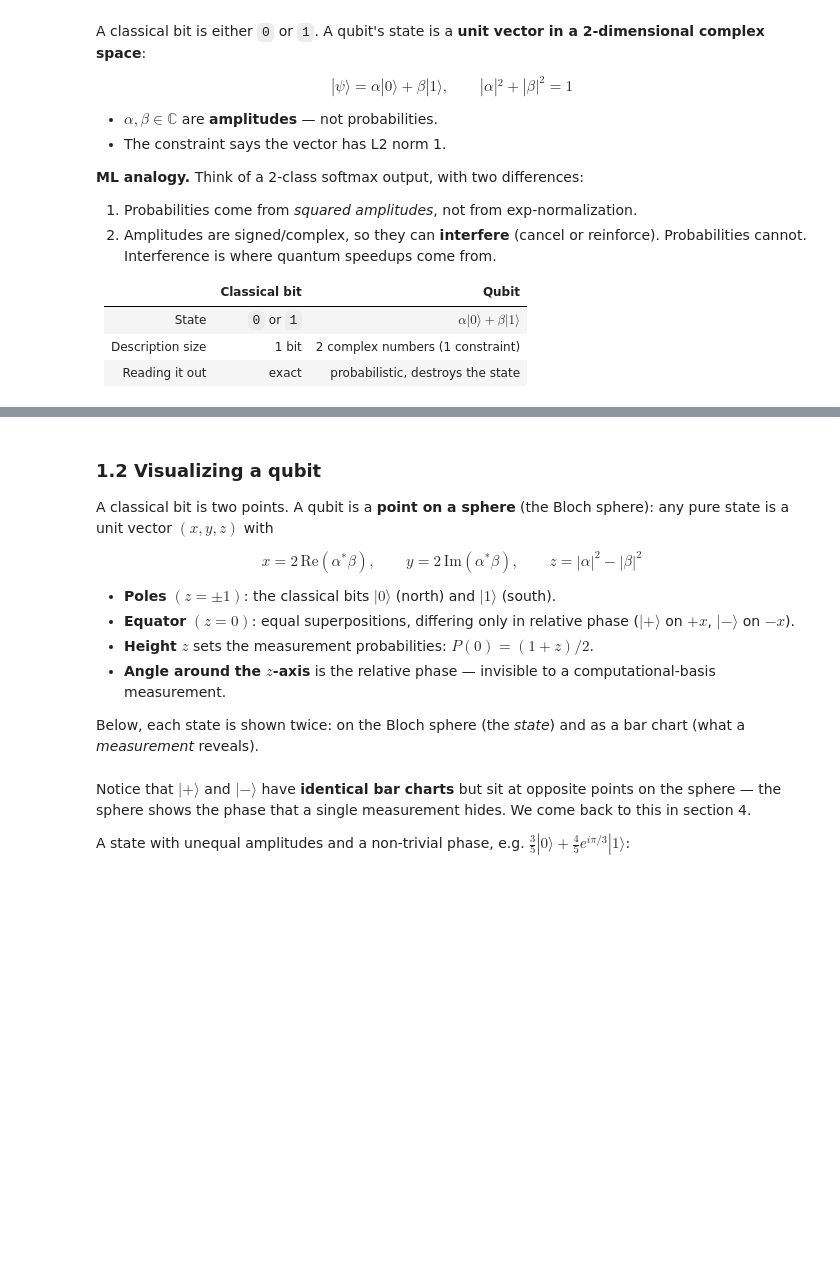
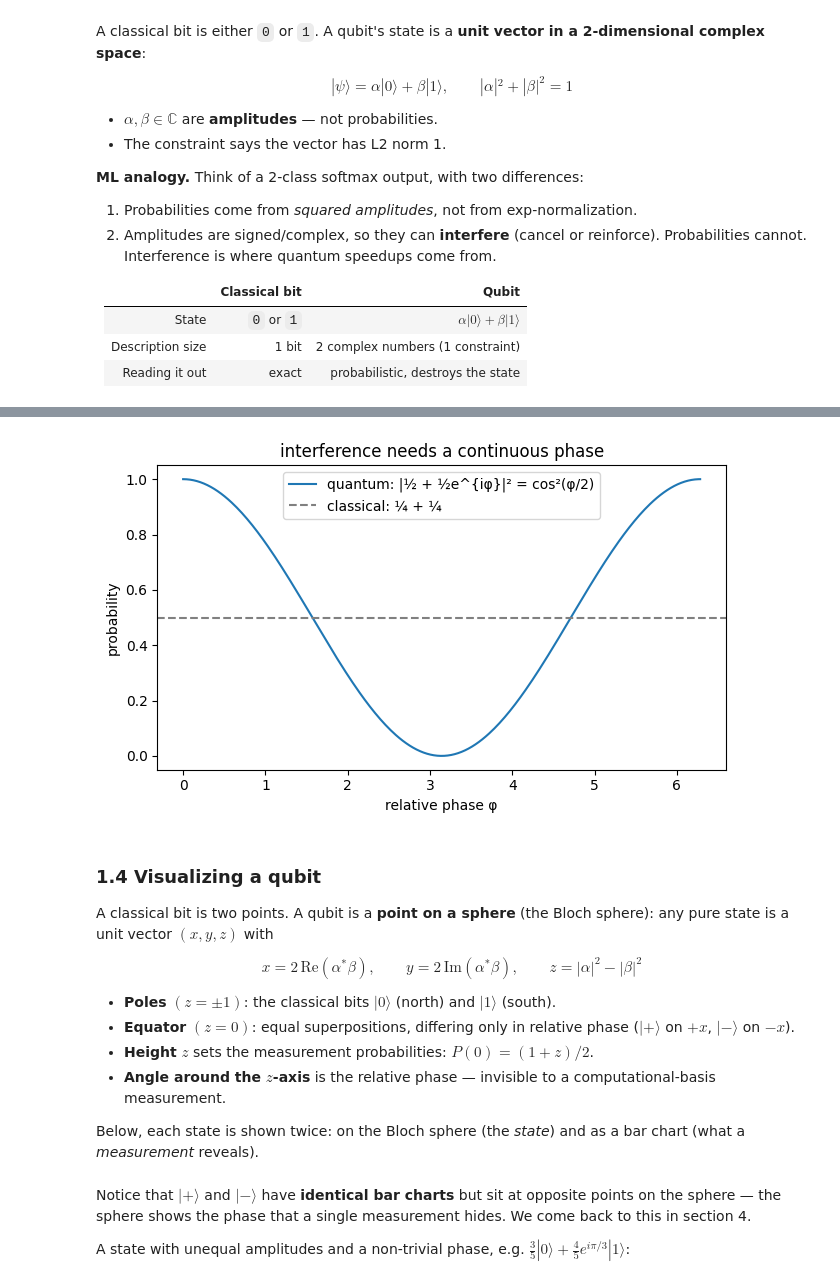
Before and after one commit to imaxfp/qml, a Jupyter notebook: notebooks/2_qubits_and_measurement.ipynb, the cells around one changed output, grey strips where cells are left out. Drawn from its saved outputs; the diff is of its cells as text; code cells hidden in the pictures; blank space fills up the shorter version.

```diff
--- a/notebooks/week1_qubits_and_measurement.ipynb
+++ b/notebooks/2_qubits_and_measurement.ipynb
@@ -48,5 +150,17 @@ $$|\psi\rangle = \alpha|0\rangle + \beta|1\rangle, \qquad |\alpha|^2 + |\beta|^2
+# %%
+phi = np.linspace(0, 2 * np.pi, 300)
+amp = 0.5 + 0.5 * np.exp(1j * phi)                       # two paths, relative phase phi
+
+fig, ax = plt.subplots(figsize=(6.5, 4))
+ax.plot(phi, np.abs(amp) ** 2, label="quantum: |½ + ½e^{iφ}|² = cos²(φ/2)")
+ax.axhline(0.5, color="gray", ls="--", label="classical: ¼ + ¼")
+ax.set_xlabel("relative phase φ"); ax.set_ylabel("probability"); ax.legend()
+ax.set_title("interference needs a continuous phase")
+plt.tight_layout(); plt.show()
+# %% [output]
+[figure, added]
 # %% [markdown]
-### 1.2 Visualizing a qubit
+### 1.4 Visualizing a qubit
 
 A classical bit is two points. A qubit is a **point on a sphere** (the Bloch sphere): any pure state is a unit vector $(x, y, z)$ with
 
```
Also changed, not shown: parts of 6 cells of this notebook, 11 other files.
